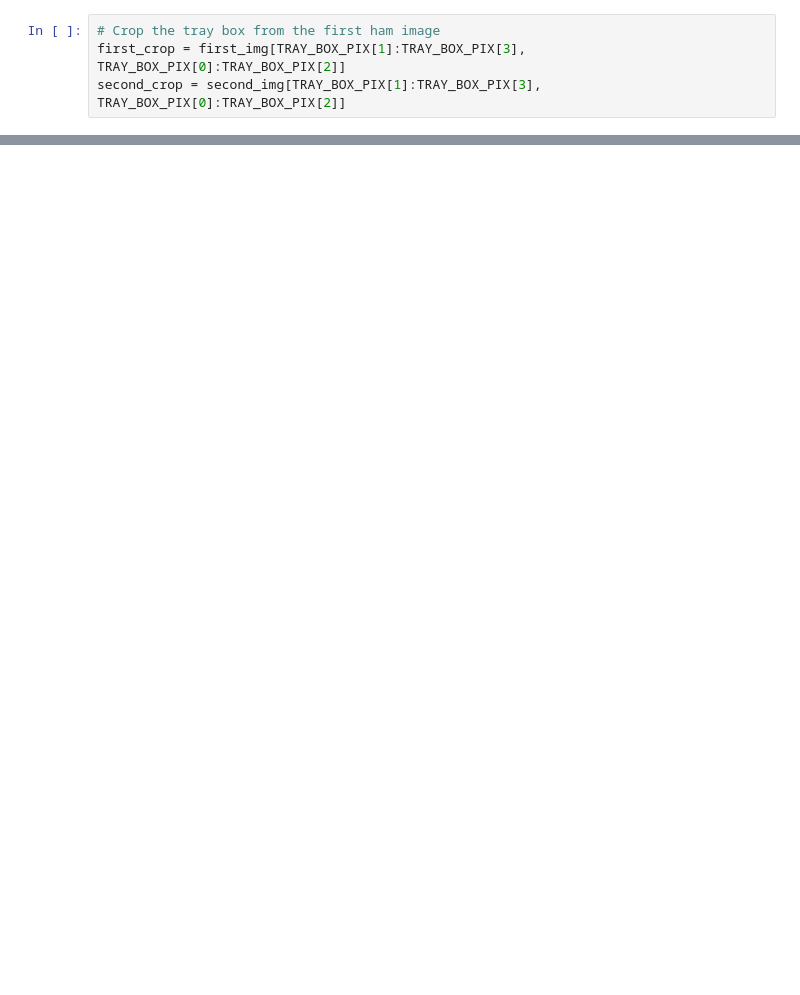
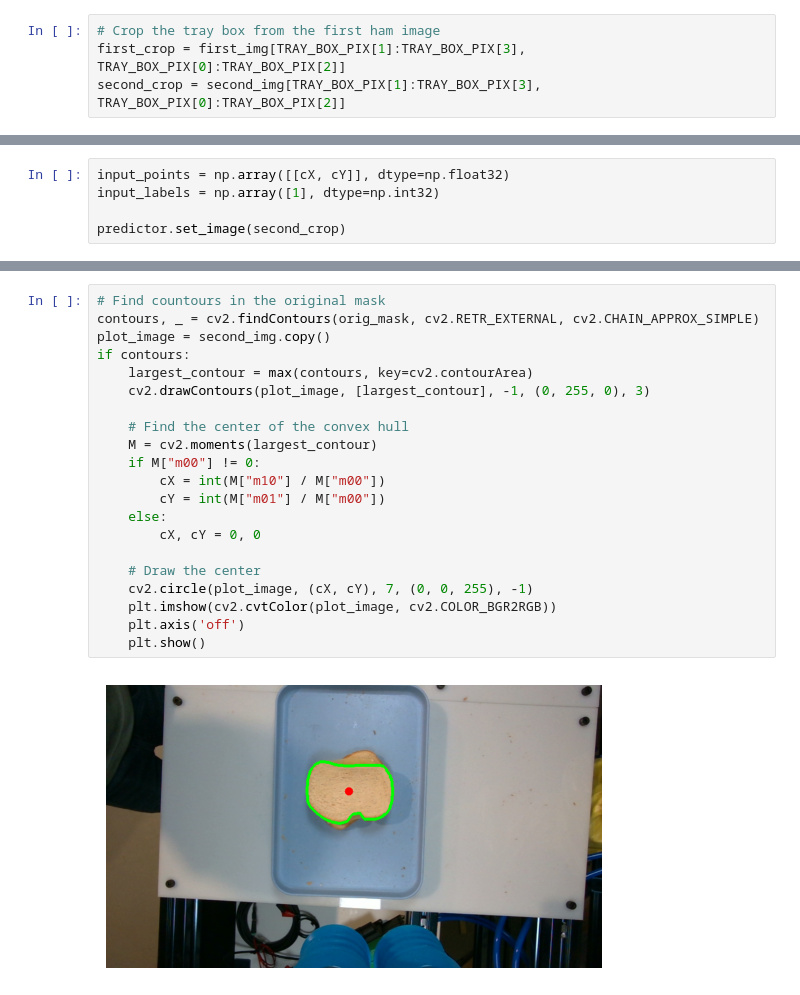
Before and after one commit to SNAAK-CMU/cv_experiments, a Jupyter notebook: sandwich_check/second_bread_check.ipynb, the cells around one changed output, grey strips where cells are left out. Saved outputs shown, nothing was run; the diff lists cells and outputs as text; blank space fills up the shorter version.

```diff
--- a/sandwich_check/second_bread_check.ipynb
+++ b/sandwich_check/second_bread_check.ipynb
@@ -144,0 +201,5 @@ plt.show()
+# %%
+input_points = np.array([[cX, cY]], dtype=np.float32)
+input_labels = np.array([1], dtype=np.int32)
+
+predictor.set_image(second_crop)
@@ -145,3 +266,26 @@ plt.show()
+# %%
+# Find countours in the original mask
+contours, _ = cv2.findContours(orig_mask, cv2.RETR_EXTERNAL, cv2.CHAIN_APPROX_SIMPLE)
+plot_image = second_img.copy()
+if contours:
+    largest_contour = max(contours, key=cv2.contourArea)
+    cv2.drawContours(plot_image, [largest_contour], -1, (0, 255, 0), 3)
+
+    # Find the center of the convex hull
+    M = cv2.moments(largest_contour)
+    if M["m00"] != 0:
+        cX = int(M["m10"] / M["m00"])
+        cY = int(M["m01"] / M["m00"])
+    else:
+        cX, cY = 0, 0
+
+    # Draw the center
+    cv2.circle(plot_image, (cX, cY), 7, (0, 0, 255), -1)
+    plt.imshow(cv2.cvtColor(plot_image, cv2.COLOR_BGR2RGB))
+    plt.axis('off')
+    plt.show()
+# %% [output]
+[figure, added]
 # %%
 # Segment tray from the second image using tray HSV values
 # Convert the image to HSV color space
```
Also changed, not shown: parts of 15 cells of this notebook.
